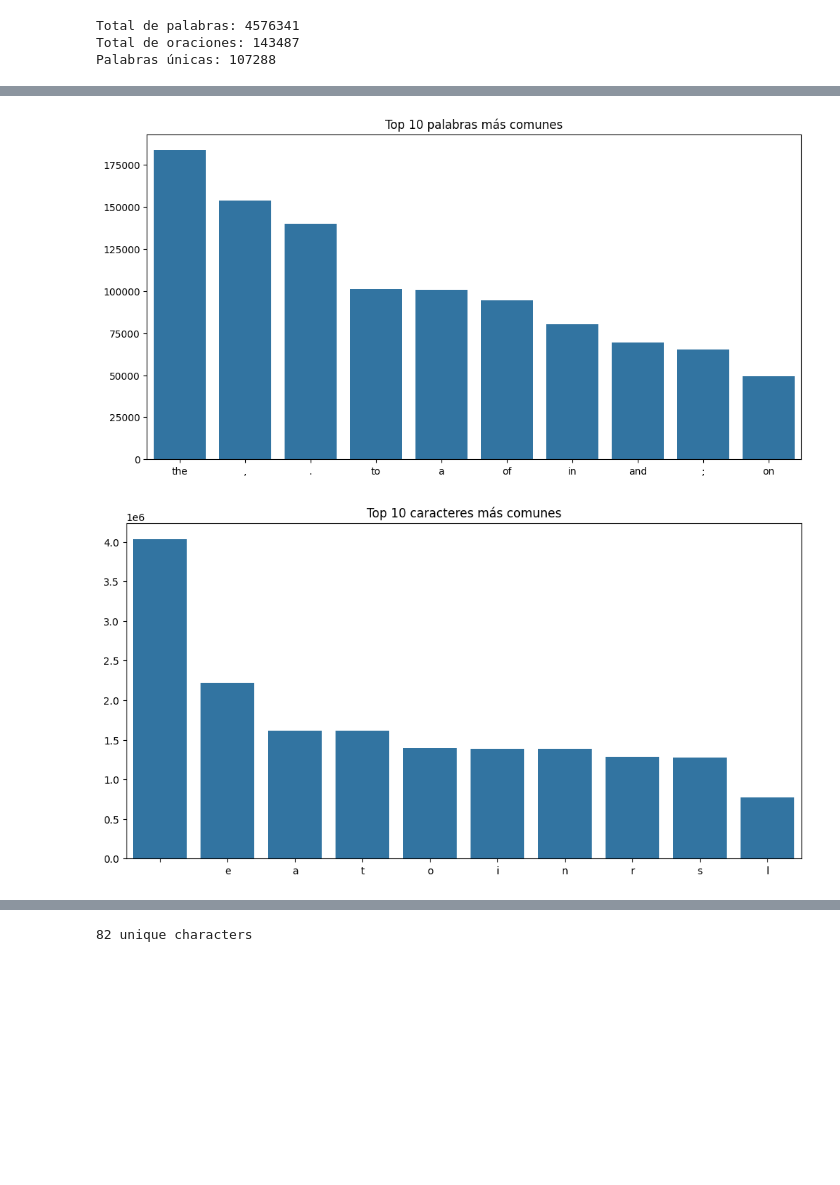
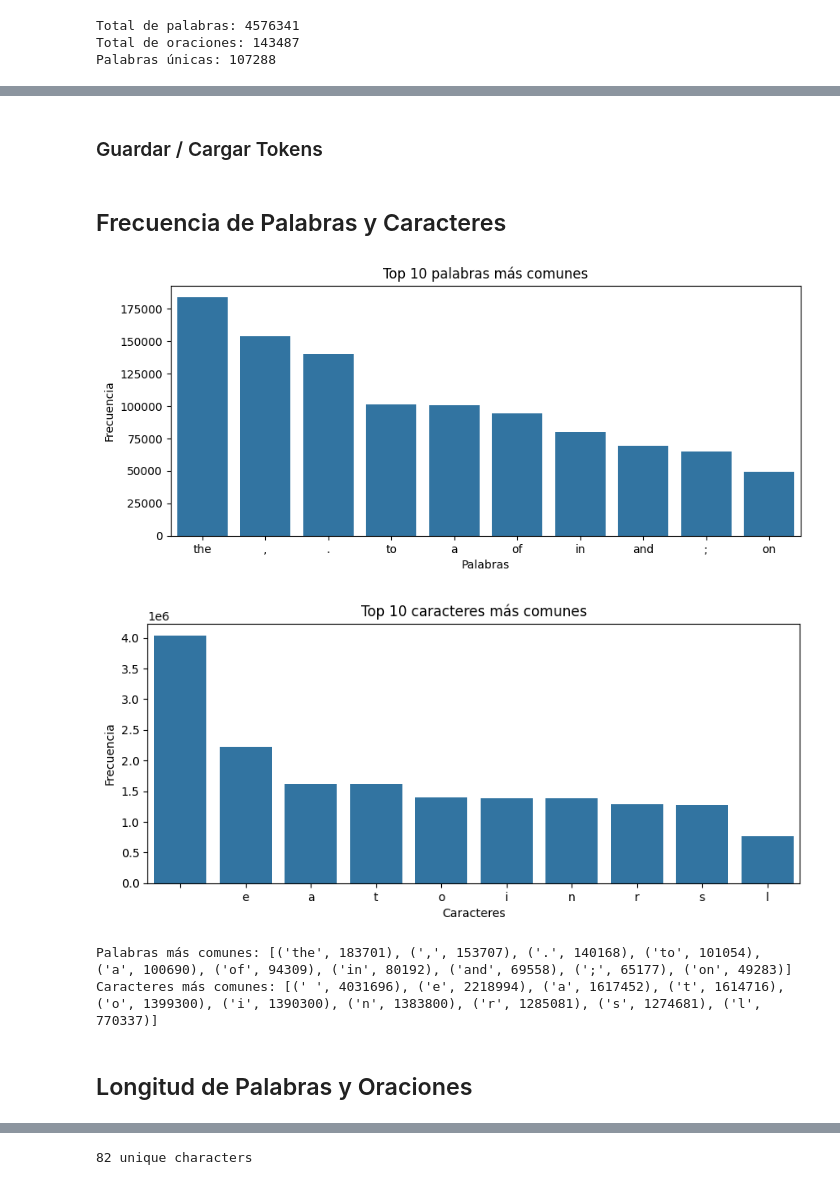
Before and after one commit to MiguelMussi/AAII_TP2, a Jupyter notebook: Problema_2.ipynb, the cells around one changed output, grey strips where cells are left out. Cells and saved outputs as stored; diff of their text form; code cells hidden in the pictures; blank space fills up the shorter version.

```diff
--- a/Problema_2.ipynb
+++ b/Problema_2.ipynb
@@ -118,10 +156,10 @@ label:  0
 # %%
 # Función para extraer el texto del dataset
 def extract_text(data):
-    text = ''
+    texts = []
     for article, _ in data:
-        text += article.numpy().decode('utf-8') + ' '
-    return text
+        texts.append(article.numpy().decode('utf-8'))
+    return ' '.join(texts)
 
 # Extraer el texto de los conjuntos de entrenamiento y prueba
 train_text = extract_text(train_ds)
@@ -129,6 +167,3 @@ test_text = extract_text(val_ds)
 
 # Unir todos los textos en uno solo
 text = train_text + test_text
-
-# Mostrar una muestra del texto
-print(text[:500])
@@ -153,0 +204,2 @@ Palabras únicas: 107288
+# %% [markdown]
+### Guardar / Cargar Tokens
@@ -153,0 +212,8 @@ Palabras únicas: 107288
+# %%
+# Guardar tokenizaciones intermedias
+with open('words.pkl', 'rb') as f:
+    words = pickle.load(f)
+with open('sentences.pkl', 'rb') as f:
+    sentences = pickle.load(f)
+# %% [markdown]
+## Frecuencia de Palabras y Caracteres
@@ -154,23 +228,27 @@ Palabras únicas: 107288
 # %%
-# Frecuencia de palabras
-word_freq = Counter(words)
-most_common_words = word_freq.most_common(10)
-
-# Frecuencia de caracteres
-char_freq = Counter(text)
-most_common_chars = char_freq.most_common(10)
-
 # Graficar las palabras más comunes
-plt.figure(figsize=(12, 6))
+plt.figure(figsize=(10, 4))
 sns.barplot(x=[word for word, freq in most_common_words], y=[freq for word, freq in most_common_words])
 plt.title('Top 10 palabras más comunes')
+plt.xlabel('Palabras')
+plt.ylabel('Frecuencia')
 plt.show()
-
+print()
 # Graficar los caracteres más comunes
-plt.figure(figsize=(12, 6))
+plt.figure(figsize=(10, 4))
 sns.barplot(x=[char for char, freq in most_common_chars], y=[freq for char, freq in most_common_chars])
 plt.title('Top 10 caracteres más comunes')
+plt.xlabel('Caracteres')
+plt.ylabel('Frecuencia')
 plt.show()
 # %% [output]
-[figure, old version]
+[figure, new version]
-[figure, old version]
+[figure, new version]
+# %%
+print('Palabras más comunes:', most_common_words)
+print('Caracteres más comunes:', most_common_chars)
+# %% [output]
+Palabras más comunes: [('the', 183701), (',', 153707), ('.', 140168), ('to', 101054), ('a', 100690), ('of', 94309), ('in', 80192), ('and', 69558), (';', 65177), ('on', 49283)]
+Caracteres más comunes: [(' ', 4031696), ('e', 2218994), ('a', 1617452), ('t', 1614716), ('o', 1399300), ('i', 1390300), ('n', 1383800), ('r', 1285081), ('s', 1274681), ('l', 770337)]
+# %% [markdown]
+## Longitud de Palabras y Oraciones
```
Also changed, not shown: parts of 61 cells of this notebook.
